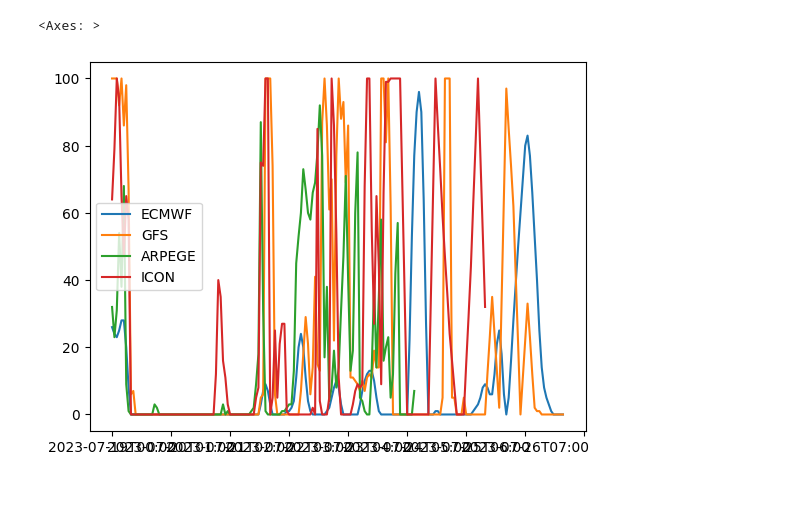
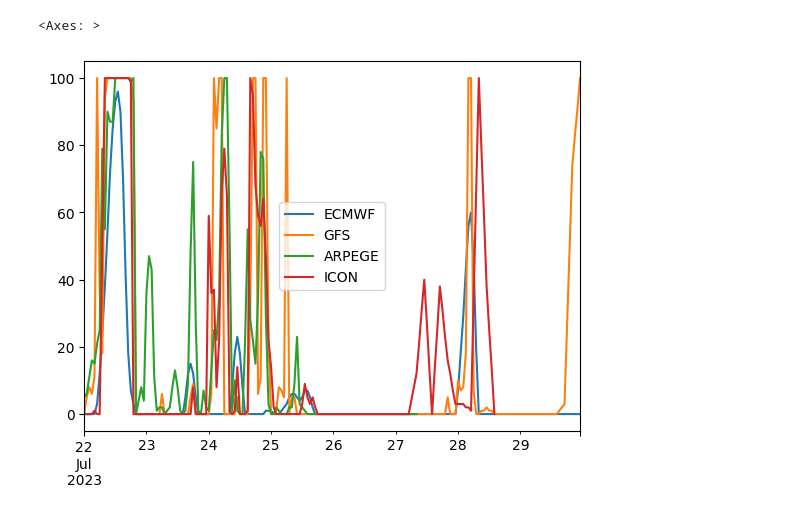
Before and after one commit to ivan5cg/Meteo, a Jupyter notebook: meteo dash.ipynb, the cells around one changed output. Drawn from its saved outputs; the diff is of its cells as text; code cells hidden in the pictures.

```diff
--- a/meteo dash.ipynb
+++ b/meteo dash.ipynb
@@ -384,23 +378,23 @@ data_rachas_df.plot()
 # %%
-data_nubes_df = pd.DataFrame(index=time)
+data_nubes_df = pd.DataFrame(index=pd.to_datetime(time))
 
 data_nubes_df["ECMWF"] = data.loc[nombre_nubes+modelo_europeo]["hourly"]
 
 data_nubes_df["GFS"] = data.loc[nombre_nubes+modelo_gfs]["hourly"]
 
 data_nubes_df["AROME"] = data.loc[nombre_nubes+modelo_arome]["hourly"]
 
 data_nubes_df["ARPEGE"] = data.loc[nombre_nubes+modelo_arpege]["hourly"]
 
 data_nubes_df["ICON"] = data.loc[nombre_nubes+modelo_icon]["hourly"]
 
 
 
 
 data_nubes_df.plot()
 # %% [output]
 <Axes: >
-[figure, old version]
+[figure, new version]
 # %%
 data_temp_df = pd.DataFrame(index=pd.to_datetime(time))
 
```
Also changed, not shown: parts of 16 cells of this notebook, 2 other files.
